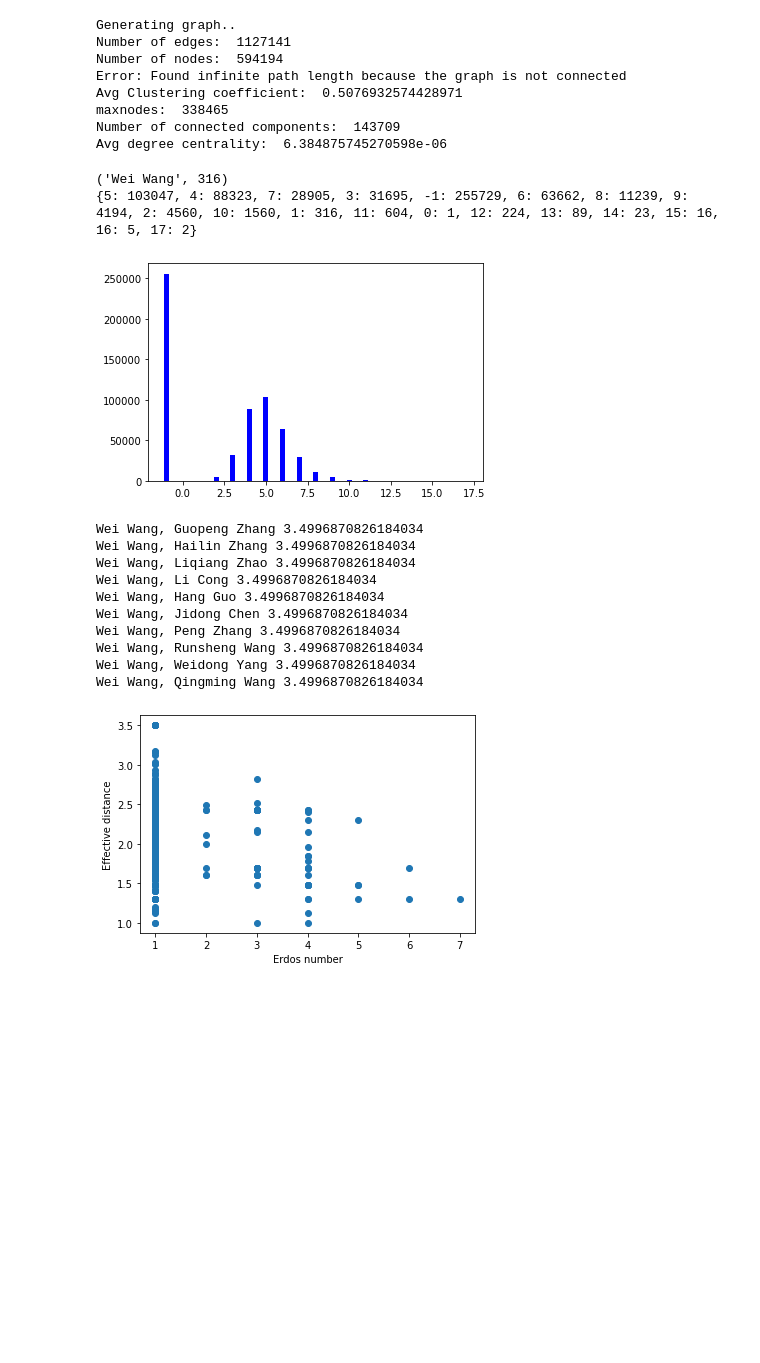
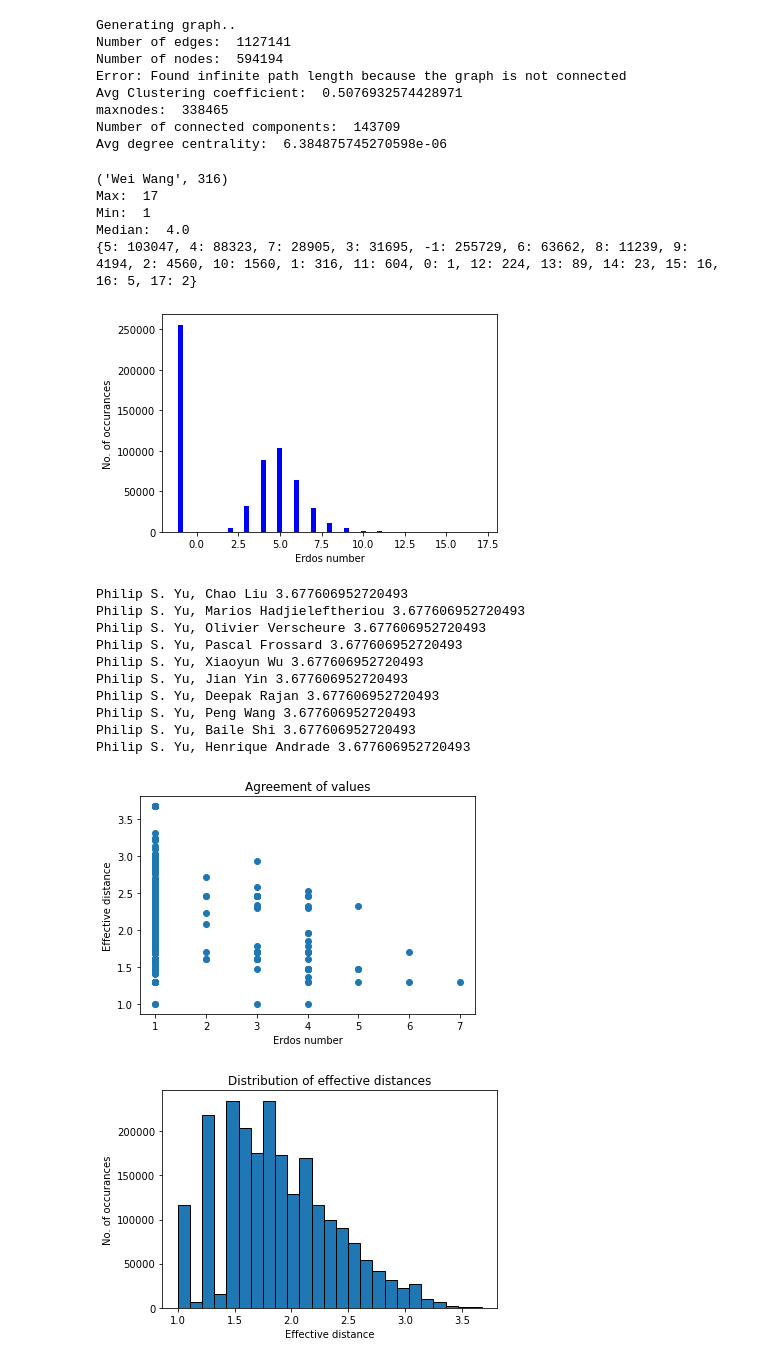
Before and after one commit to 0LTSU0/SNA_project7, a Jupyter notebook: sna_jupyter.ipynb, the cells around one changed output. Cells and saved outputs as stored; diff of their text form; code cells hidden in the pictures; blank space fills up the shorter version.

```diff
--- a/sna_jupyter.ipynb
+++ b/sna_jupyter.ipynb
@@ -539,17 +538,29 @@ for author in erdos_numbers:
     else:
         container[erdos_numbers[author]] = 1
 
+numberlist = list(erdos_numbers.values())
+numberlist_no0 = []
+for val in numberlist:
+    if (val != -1 and val != 0): numberlist_no0.append(val)
+#print(numberlist)
+print("Max: ", max(numberlist))
+print("Min: ", min(numberlist_no0))
+print("Median: ", statistics.median(numberlist))
 
 print(container)
 
 # Create histogram containing occurance of erdos numbers
 plt.bar(container.keys(), container.values(), 0.3, color='b')
-
+plt.xlabel("Erdos number")
+plt.ylabel("No. of occurances")
 plt.show()
 # %% [output]
 ('Wei Wang', 316)
+Max:  17
+Min:  1
+Median:  4.0
 {5: 103047, 4: 88323, 7: 28905, 3: 31695, -1: 255729, 6: 63662, 8: 11239, 9: 4194, 2: 4560, 10: 1560, 1: 316, 11: 604, 0: 1, 12: 224, 13: 89, 14: 23, 15: 16, 16: 5, 17: 2}
-[figure, old version]
+[figure, new version]
 # %%
 #--8-- preparation
 #Calculate effective distance for all authors where possible (meaning that theya are connected)
@@ -564,7 +575,9 @@ for item in lista:
         data = graph.get_edge_data(item, n, default=0)
         if data != 0:
             collabtimes = data["weight"] #fij = number of times authors i and j co-authored together
-            Fi = len(n_neighbors) #Fi = the number of the total number of collaborations held by author i
+            Fi = 0 #Fi = the number of the total number of collaborations held by author i
+            for e in (graph.edges(item)):
+                Fi += graph.get_edge_data(e[0], e[1])["weight"]
             try:
                 res = 1 - math.log((collabtimes / Fi), 10) #Calculate effective distance
             except Exception:
@@ -591,16 +604,16 @@ for a in top10:
     #Print top 10
     print(a, d[a])
 # %% [output]
-Wei Wang, Guopeng Zhang 3.4996870826184034
-Wei Wang, Hailin Zhang 3.4996870826184034
-Wei Wang, Liqiang Zhao 3.4996870826184034
-Wei Wang, Li Cong 3.4996870826184034
-Wei Wang, Hang Guo 3.4996870826184034
-Wei Wang, Jidong Chen 3.4996870826184034
-Wei Wang, Peng Zhang 3.4996870826184034
-Wei Wang, Runsheng Wang 3.4996870826184034
-Wei Wang, Weidong Yang 3.4996870826184034
-Wei Wang, Qingming Wang 3.4996870826184034
+Philip S. Yu, Chao Liu 3.677606952720493
+Philip S. Yu, Marios Hadjieleftheriou 3.677606952720493
+Philip S. Yu, Olivier Verscheure 3.677606952720493
+Philip S. Yu, Pascal Frossard 3.677606952720493
+Philip S. Yu, Xiaoyun Wu 3.677606952720493
+Philip S. Yu, Jian Yin 3.677606952720493
+Philip S. Yu, Deepak Rajan 3.677606952720493
+Philip S. Yu, Peng Wang 3.677606952720493
+Philip S. Yu, Baile Shi 3.677606952720493
+Philip S. Yu, Henrique Andrade 3.677606952720493
 # %%
 #--9--
 #Discuss the results of dij with respect to Erdos number and comment whether possible connection exists between the two concepts
@@ -623,31 +636,64 @@ for line in effectdist.readlines():
         if "Wei Wang" in sp[0]:
             weis_neighbors.append(sp[1])
             effectivdict[sp[1]] = float(sp[2])
         elif "Wei Wang" in sp[1]:
             weis_neighbors.append(sp[0])
             effectivdict[sp[0]] = float(sp[2])
 
 
 weis_neighbors = list(dict.fromkeys(weis_neighbors)) #strip duplicates
 effectdist.close()
 
 #Get corresponding erdos numbers
 erdoses = json.loads(erdosfile.readline())
 x = []
 y = []
 for neighbor in weis_neighbors:
     try:
         erdos = erdoses[neighbor]
         effe = effectivdict[neighbor]
         x.append(erdos)
         y.append(effe)
     except Exception:
         pass
 
 #Scatterplot of their relation
 plt.scatter(x=x, y=y)
+plt.title("Agreement of values")
 plt.xlabel("Erdos number")
 plt.ylabel("Effective distance")
 plt.show()
+
+#Plot distribution of effective distance values
+f = open("8output.txt", encoding="utf8")
+number_of_nodes = len(f.readlines())
+f.close()
+f = open("8output.txt", encoding="utf8")
+def centrality_distributions(dic):
+    # init x and y
+    x = [0]*1
+    y = [0]*1
+    for key in dic:
+        if dic[key] not in x:
+            x.append(dic[key])
+            y.append(0)
+        y[x.index(dic[key])] += 1
+    y = [y_item / number_of_nodes for y_item in y]
+    x_sorted, y_sorted = zip(*sorted(zip(x,y)))
+    return x_sorted, y_sorted
+
+d = {}
+valuelist = []
+for line in f.readlines():
+    sp = line.split(":")
+    d[sp[0]] = sp[-1]
+    valuelist.append(float(sp[-1]))
+
+plt.hist(valuelist, bins=25, histtype="bar", edgecolor='k')
+plt.title("Distribution of effective distances")
+plt.xlabel("Effective distance")
+plt.ylabel("No. of occurances")
+plt.show()
 # %% [output]
-[figure, old version]
+[figure, new version]
+[figure, added]
```
Also changed, not shown: parts of 6 cells of this notebook.
